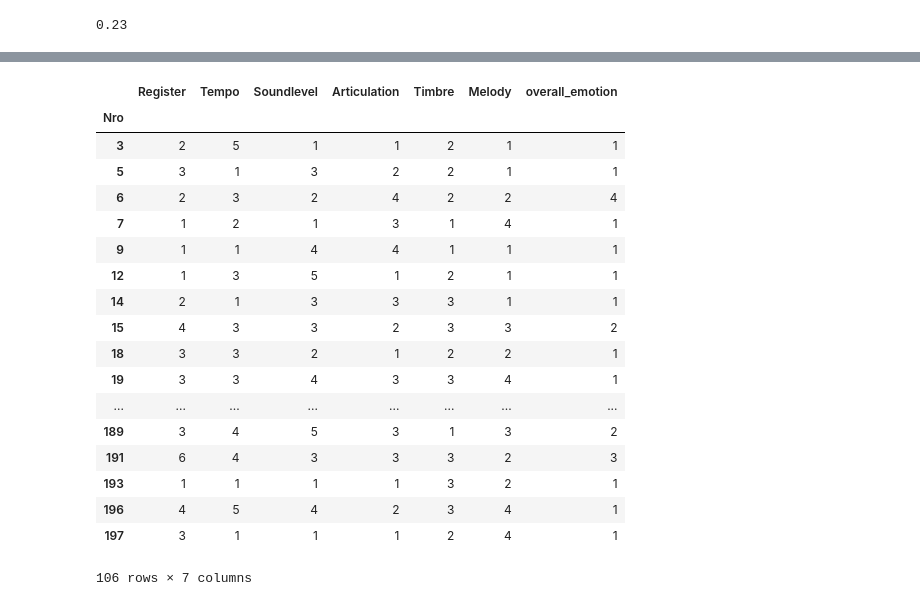
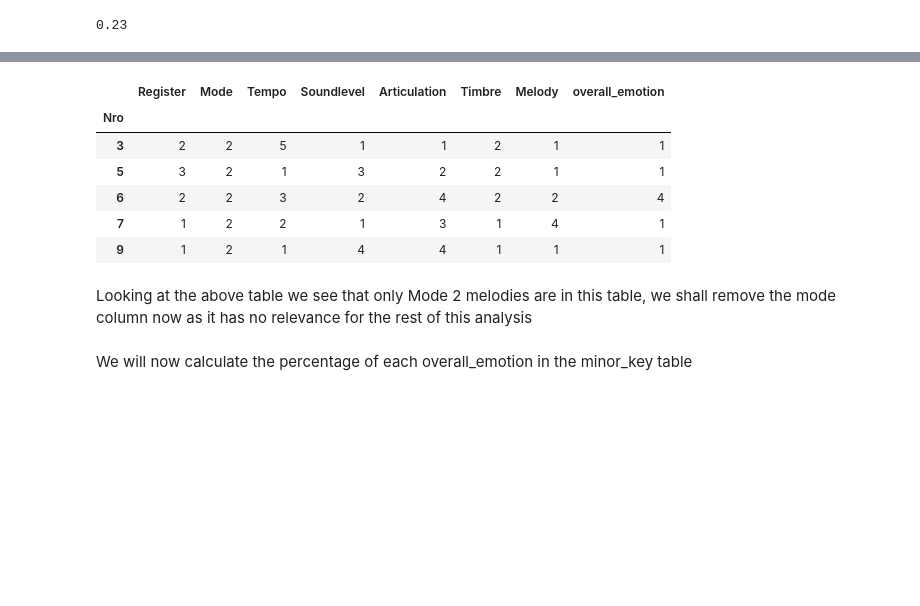
Before and after one commit to apoorva-sh/DATA512-finalproject, a Jupyter notebook: Notebooks/Analysis.ipynb, the cells around one changed output, grey strips where cells are left out. Drawn from its saved outputs; the diff is of its cells as text; code cells hidden in the pictures; blank space fills up the shorter version.

```diff
--- a/Notebooks/Analysis.ipynb
+++ b/Notebooks/Analysis.ipynb
@@ -323,26 +367,18 @@ intercept:  2.0783160193637964
 # %%
 minor_key = design_mat[design_mat["Mode"]==2]
+# %%
+minor_key.head()
+# %% [output]
+|  | Register | Mode | Tempo | Soundlevel | Articulation | Timbre | Melody | overall_emotion |
+| Nro |  |  |  |  |  |  |  |  |
+| 3 | 2 | 2 | 5 | 1 | 1 | 2 | 1 | 1 |
+| 5 | 3 | 2 | 1 | 3 | 2 | 2 | 1 | 1 |
+| 6 | 2 | 2 | 3 | 2 | 4 | 2 | 2 | 4 |
+| 7 | 1 | 2 | 2 | 1 | 3 | 1 | 4 | 1 |
+| 9 | 1 | 2 | 1 | 4 | 4 | 1 | 1 | 1 |
+# %% [markdown]
+Looking at the above table we see that only Mode 2 melodies are in this table, we shall remove the mode column now as it has no relevance for the rest of this analysis
 # %%
 del minor_key["Mode"]
-# %%
-minor_key
-# %% [output]
-|  | Register | Tempo | Soundlevel | Articulation | Timbre | Melody | overall_emotion |
-| Nro |  |  |  |  |  |  |  |
-| 3 | 2 | 5 | 1 | 1 | 2 | 1 | 1 |
-| 5 | 3 | 1 | 3 | 2 | 2 | 1 | 1 |
-| 6 | 2 | 3 | 2 | 4 | 2 | 2 | 4 |
-| 7 | 1 | 2 | 1 | 3 | 1 | 4 | 1 |
-| 9 | 1 | 1 | 4 | 4 | 1 | 1 | 1 |
-| 12 | 1 | 3 | 5 | 1 | 2 | 1 | 1 |
-| 14 | 2 | 1 | 3 | 3 | 3 | 1 | 1 |
-| 15 | 4 | 3 | 3 | 2 | 3 | 3 | 2 |
-| 18 | 3 | 3 | 2 | 1 | 2 | 2 | 1 |
-| 19 | 3 | 3 | 4 | 3 | 3 | 4 | 1 |
-| ... | ... | ... | ... | ... | ... | ... | ... |
-| 189 | 3 | 4 | 5 | 3 | 1 | 3 | 2 |
-| 191 | 6 | 4 | 3 | 3 | 3 | 2 | 3 |
-| 193 | 1 | 1 | 1 | 1 | 3 | 2 | 1 |
-| 196 | 4 | 5 | 4 | 2 | 3 | 4 | 1 |
-| 197 | 3 | 1 | 1 | 1 | 2 | 4 | 1 |
-106 rows × 7 columns
+# %% [markdown]
+We will now calculate the percentage of each overall_emotion in the minor_key table
```
Also changed, not shown: parts of 92 cells of this notebook, 4 other files.
